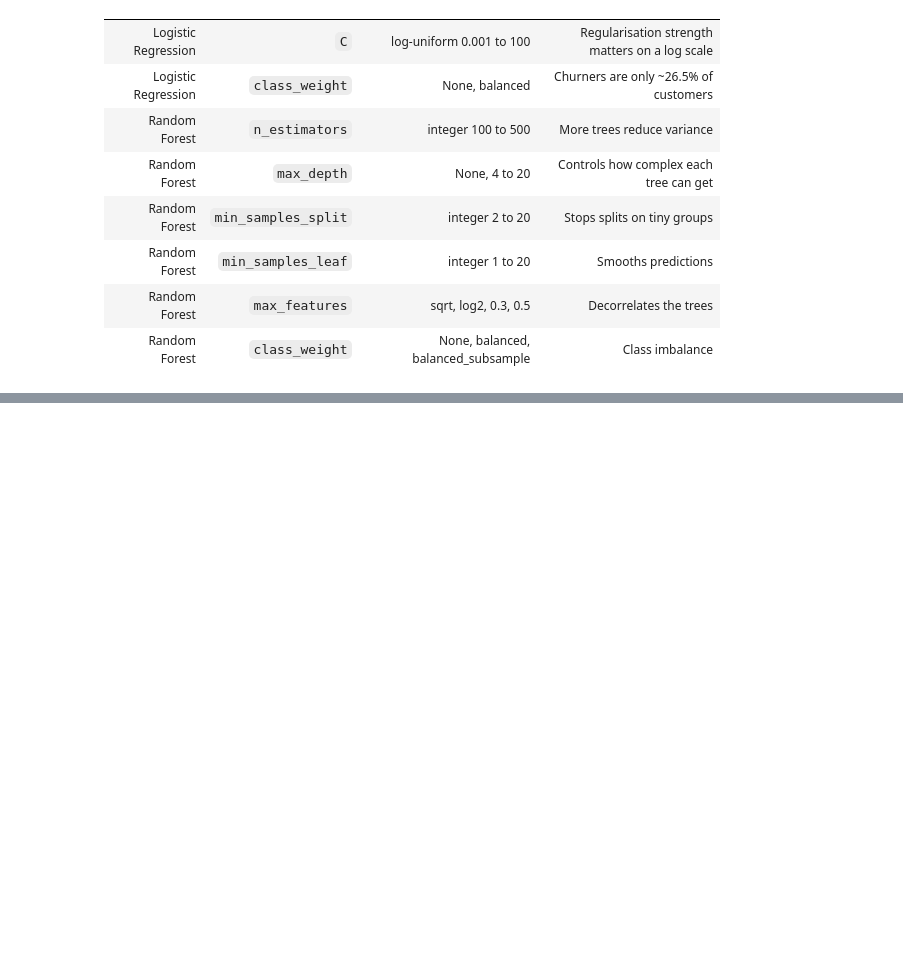
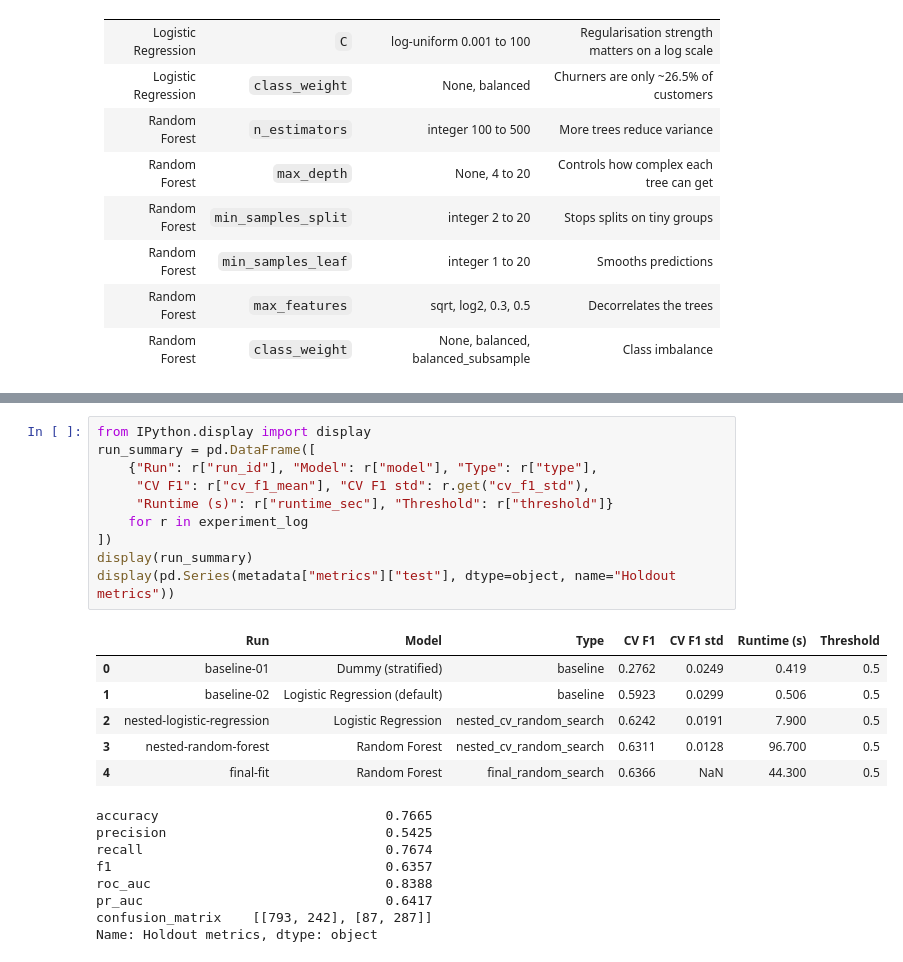
Before and after one commit to ManojLamani/Auto-Tuned-Churn-API, a Jupyter notebook: notebooks/01_dataset_preparation.ipynb, the cells around one changed output, grey strips where cells are left out. Saved outputs shown, nothing was run; the diff lists cells and outputs as text; blank space fills up the shorter version.

```diff
--- a/notebooks/01_dataset_preparation.ipynb
+++ b/notebooks/01_dataset_preparation.ipynb
@@ -469,0 +511,25 @@ final_pred = (final_proba >= THRESHOLD).astype(int)
+# %%
+from IPython.display import display
+run_summary = pd.DataFrame([
+    {"Run": r["run_id"], "Model": r["model"], "Type": r["type"],
+     "CV F1": r["cv_f1_mean"], "CV F1 std": r.get("cv_f1_std"),
+     "Runtime (s)": r["runtime_sec"], "Threshold": r["threshold"]}
+    for r in experiment_log
+])
+display(run_summary)
+display(pd.Series(metadata["metrics"]["test"], dtype=object, name="Holdout metrics"))
+# %% [output]
+|  | Run | Model | Type | CV F1 | CV F1 std | Runtime (s) | Threshold |
+| 0 | baseline-01 | Dummy (stratified) | baseline | 0.2762 | 0.0249 | 0.419 | 0.5 |
+| 1 | baseline-02 | Logistic Regression (default) | baseline | 0.5923 | 0.0299 | 0.506 | 0.5 |
+| 2 | nested-logistic-regression | Logistic Regression | nested_cv_random_search | 0.6242 | 0.0191 | 7.900 | 0.5 |
+| 3 | nested-random-forest | Random Forest | nested_cv_random_search | 0.6311 | 0.0128 | 96.700 | 0.5 |
+| 4 | final-fit | Random Forest | final_random_search | 0.6366 | NaN | 44.300 | 0.5 |
+accuracy                             0.7665
+precision                            0.5425
+recall                               0.7674
+f1                                   0.6357
+roc_auc                              0.8388
+pr_auc                               0.6417
+confusion_matrix    [[793, 242], [87, 287]]
+Name: Holdout metrics, dtype: object
```
Also changed, not shown: parts of 19 cells of this notebook, 4 other files.
